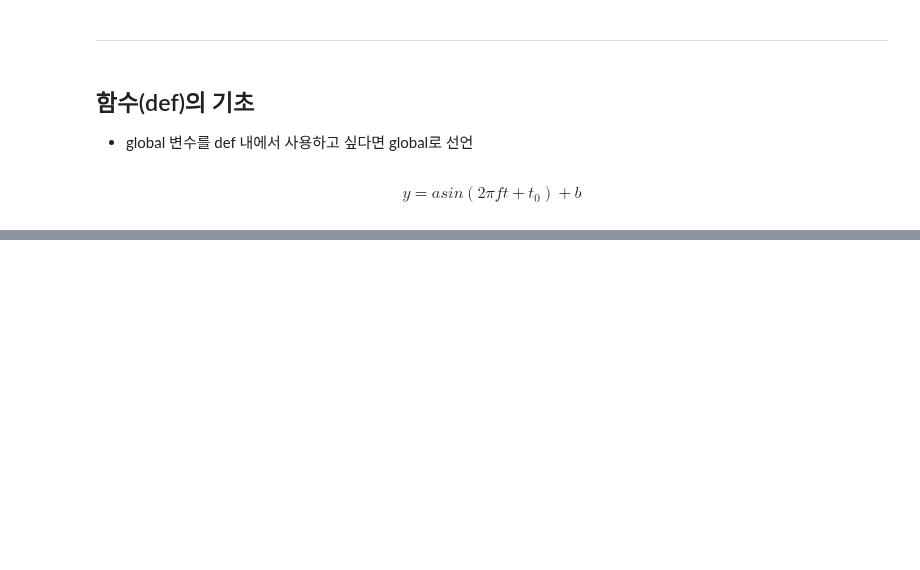
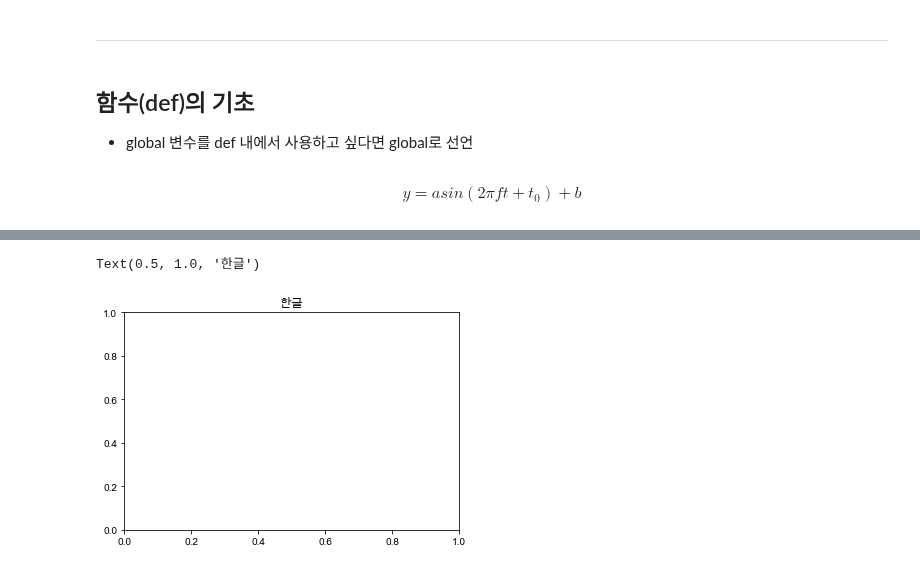
Before and after one commit to solpinetree/ds_study, a Jupyter notebook: source_code/05. forecast.ipynb, the cells around one changed output, grey strips where cells are left out. Saved outputs shown, nothing was run; the diff lists cells and outputs as text; code cells hidden in the pictures; blank space fills up the shorter version.

```diff
--- a/source_code/05. forecast.ipynb
+++ b/source_code/05. forecast.ipynb
@@ -44,0 +114,5 @@ NameError: name 'w' is not defined
+# %%
+plt.title('한글')
+# %% [output]
+Text(0.5, 1.0, '한글')
+[figure, added]
```
Also changed, not shown: parts of 8 cells of this notebook, 2 other files.
